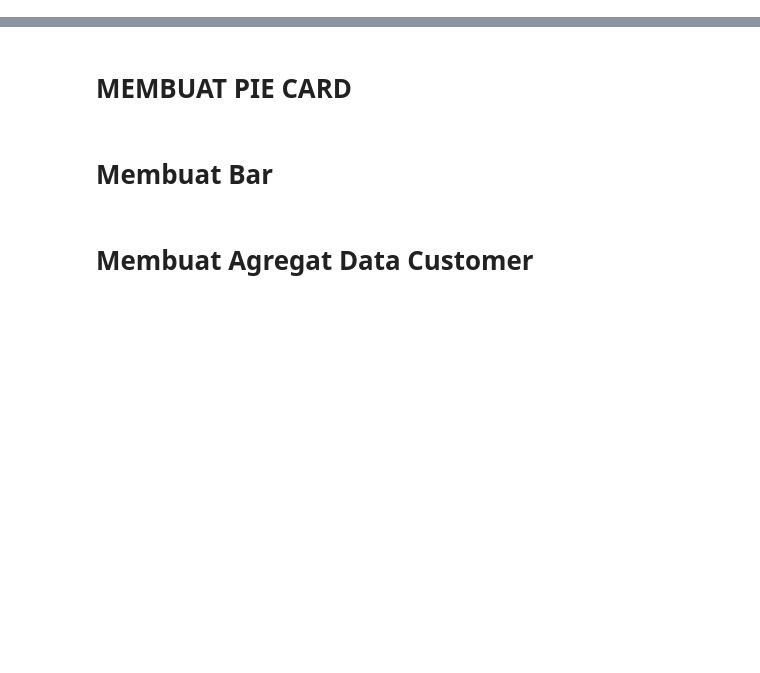
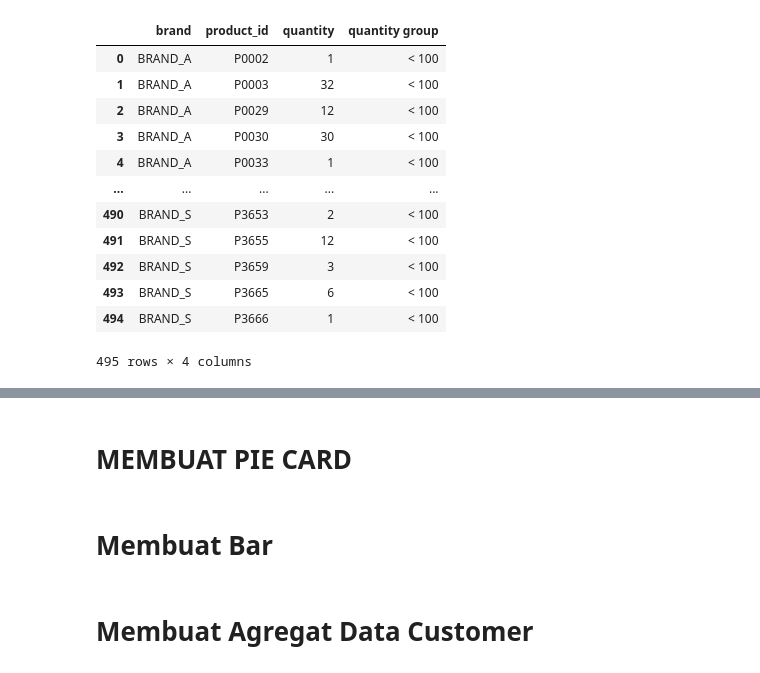
Before and after one commit to syukurd/PYTHONLIKE, a Jupyter notebook: sains/datascience/visualisasi part II/colormap copy.ipynb, the cells around one changed output, grey strips where cells are left out. Drawn from its saved outputs; the diff is of its cells as text; code cells hidden in the pictures; blank space fills up the shorter version.

```diff
--- a/sains/datascience/visualisasi part II/colormap copy.ipynb
+++ b/sains/datascience/visualisasi part II/colormap copy.ipynb
@@ -54,2 +88,23 @@ plt.show()
+# %%
+#membuat dataframe baru, untuk agregat jumlah quantity terjual per product
+top5dataset = dataset_top5brand_dec.groupby(['brand','product_id'])['quantity'].sum().reset_index()
+
+#beri kolom baru untuk menandai product yang terjual >= 100 dan <100
+top5dataset['quantity group'] = top5dataset['quantity'].apply(lambda x : '>=100' if  x >=100 else  '< 100')
+top5dataset.sort_values('quantity', ascending =False,)
+# %% [output]
+|  | brand | product_id | quantity | quantity group |
+| 0 | BRAND_A | P0002 | 1 | < 100 |
+| 1 | BRAND_A | P0003 | 32 | < 100 |
+| 2 | BRAND_A | P0029 | 12 | < 100 |
+| 3 | BRAND_A | P0030 | 30 | < 100 |
+| 4 | BRAND_A | P0033 | 1 | < 100 |
+| ... | ... | ... | ... | ... |
+| 490 | BRAND_S | P3653 | 2 | < 100 |
+| 491 | BRAND_S | P3655 | 12 | < 100 |
+| 492 | BRAND_S | P3659 | 3 | < 100 |
+| 493 | BRAND_S | P3665 | 6 | < 100 |
+| 494 | BRAND_S | P3666 | 1 | < 100 |
+495 rows × 4 columns
 # %%
 dataset_top5brand_dec
```
Also changed, not shown: parts of 5 cells of this notebook.
